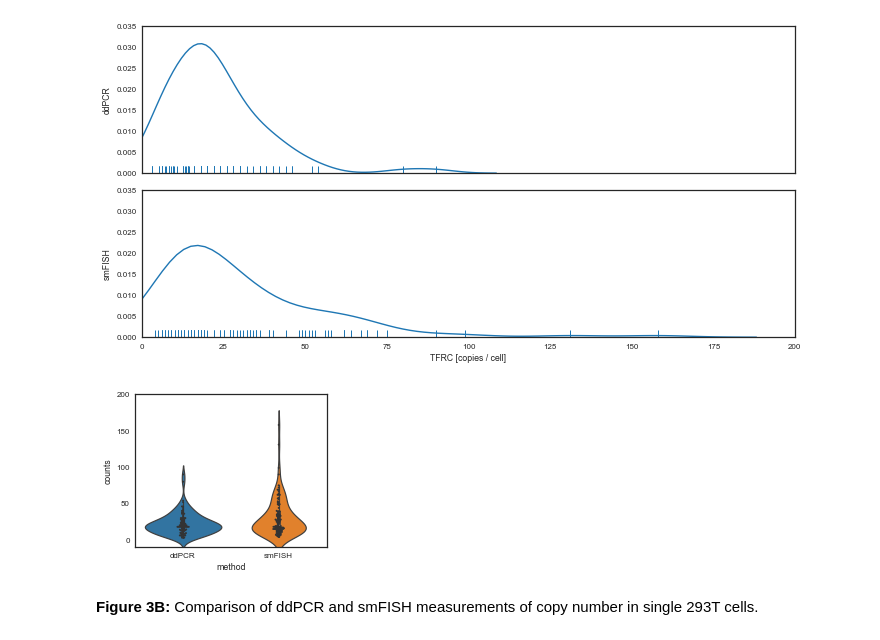
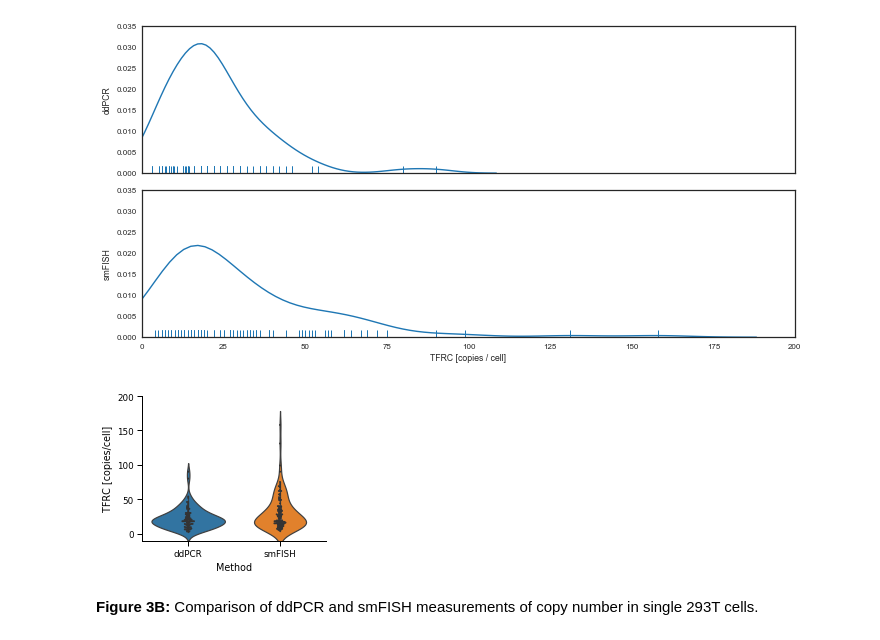
Before and after one commit to czbiohub/InSituPlatform-Manuscript, a Jupyter notebook: Figure3/Figure 3.ipynb, the cells around one changed output. Cells and saved outputs as stored; diff of their text form; code cells hidden in the pictures.

```diff
--- a/Figure3/Figure 3.ipynb
+++ b/Figure3/Figure 3.ipynb
@@ -1,4 +1,11 @@
 # %% [markdown]
 # Figure 3
 This figure compares ddPCR and smFISH data
+# %%
+import pandas as pd
+from matplotlib import pyplot as plt
+import numpy as np
+import seaborn as sns
+
+plt.style.use('../main_fig_style')
 # %%
@@ -54,30 +60,29 @@ plt.tight_layout()
 # %% [output]
 [figure]
 # %%
-import pandas as pd
-import numpy as np
-
 counts = np.concatenate((ddPCR_wt_counts, smFISH_wt_counts))
 
 ddPCR_labels = ['ddPCR'] * len(ddPCR_wt_counts)
 smFISH_labels = ['smFISH'] * len(smFISH_wt_counts)
 labels = ddPCR_labels + smFISH_labels
 
 df = pd.DataFrame(data={'counts': counts, 'method': labels})
 
 fig, ax = plt.subplots()
 
 sns.set_context("paper")
 sns.violinplot(x="method", y="counts", data=df);
 sns.swarmplot(x="method", y="counts", data=df, color=".2", size=2);
 
 ax.set_ylim((-10, 200))
+ax.set_xlabel('Method');
+ax.set_ylabel('TFRC [copies/cell]');
 
-plt.tight_layout()
-fig.set_size_inches(3, 2.5)
+fig.tight_layout()
+fig.set_size_inches((3, 2.5))
 
 plt.savefig("Figure3B.pdf", transparent=True, bbox_inches = "tight")
 # %% [output]
-[figure, old version]
+[figure, new version]
 # %% [markdown]
 **Figure 3B:** Comparison of ddPCR and smFISH measurements of copy number in single 293T cells.
```
Also changed, not shown: parts of 1 cell of this notebook, 9 other files.
